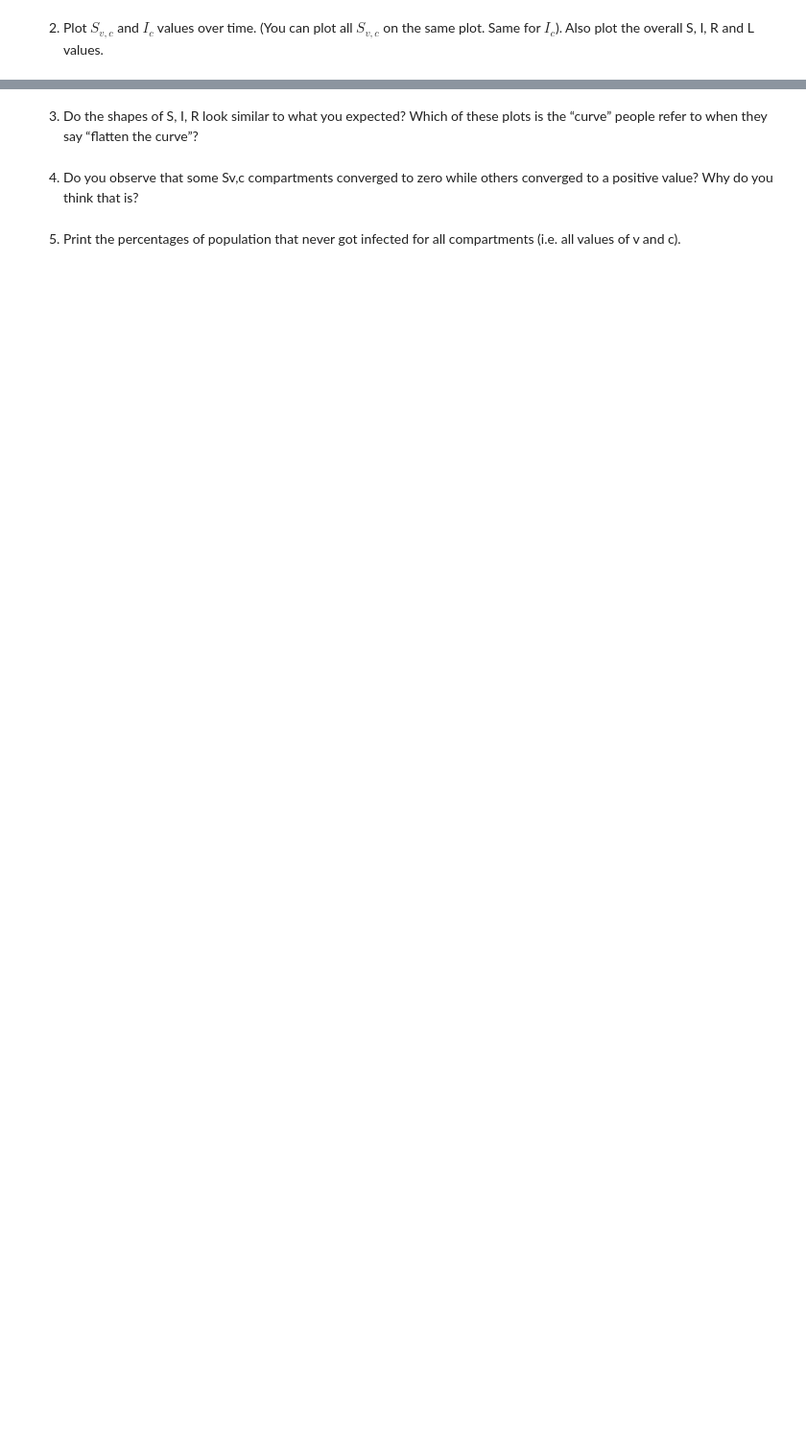
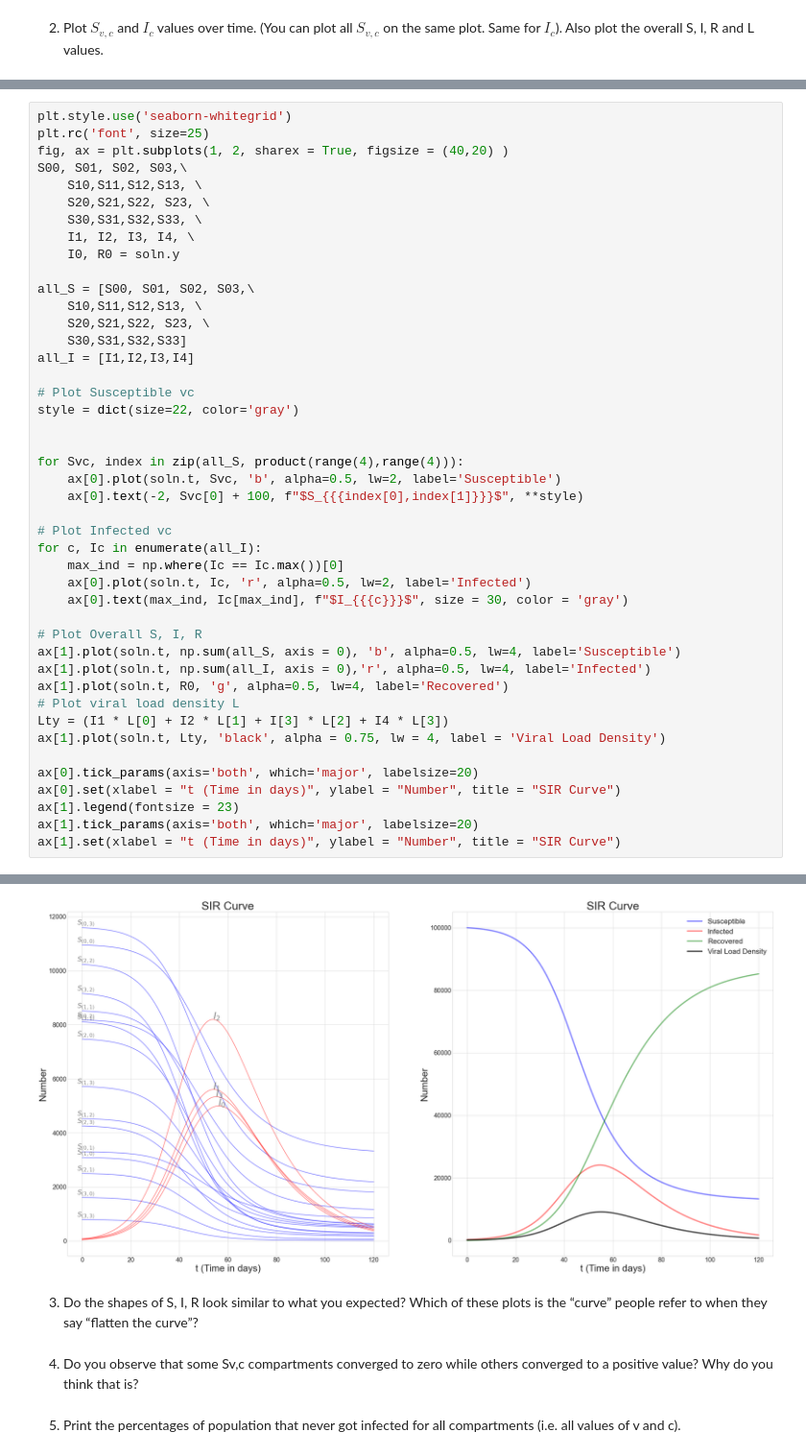
Before and after one commit to lawrencedlin/CMPSC_190DD_Project, a Jupyter notebook: CMPSC190DD.ipynb, the cells around one changed output, grey strips where cells are left out. Shown: that part at 96% size. Drawn from its saved outputs; the diff is of its cells as text; blank space fills up the shorter version.

```diff
--- a/CMPSC190DD.ipynb
+++ b/CMPSC190DD.ipynb
@@ -123,0 +90,45 @@ ax[1].plot(soln.t, R0, 'g', alpha=0.5, lw=2, label='Recovered with immunity')
+# %%
+plt.style.use('seaborn-whitegrid')
+plt.rc('font', size=25)
+fig, ax = plt.subplots(1, 2, sharex = True, figsize = (40,20) )
+S00, S01, S02, S03,\
+    S10,S11,S12,S13, \
+    S20,S21,S22, S23, \
+    S30,S31,S32,S33, \
+    I1, I2, I3, I4, \
+    I0, R0 = soln.y
+
+all_S = [S00, S01, S02, S03,\
+    S10,S11,S12,S13, \
+    S20,S21,S22, S23, \
+    S30,S31,S32,S33]
+all_I = [I1,I2,I3,I4]
+
+# Plot Susceptible vc
+style = dict(size=22, color='gray')
+
+
+for Svc, index in zip(all_S, product(range(4),range(4))):
+    ax[0].plot(soln.t, Svc, 'b', alpha=0.5, lw=2, label='Susceptible')
+    ax[0].text(-2, Svc[0] + 100, f"$S_{{{index[0],index[1]}}}$", **style)
+
+# Plot Infected vc
+for c, Ic in enumerate(all_I):
+    max_ind = np.where(Ic == Ic.max())[0]
+    ax[0].plot(soln.t, Ic, 'r', alpha=0.5, lw=2, label='Infected')
+    ax[0].text(max_ind, Ic[max_ind], f"$I_{{{c}}}$", size = 30, color = 'gray')
+
+# Plot Overall S, I, R
+ax[1].plot(soln.t, np.sum(all_S, axis = 0), 'b', alpha=0.5, lw=4, label='Susceptible')
+ax[1].plot(soln.t, np.sum(all_I, axis = 0),'r', alpha=0.5, lw=4, label='Infected')
+ax[1].plot(soln.t, R0, 'g', alpha=0.5, lw=4, label='Recovered')
+# Plot viral load density L
+Lty = (I1 * L[0] + I2 * L[1] + I[3] * L[2] + I4 * L[3])
+ax[1].plot(soln.t, Lty, 'black', alpha = 0.75, lw = 4, label = 'Viral Load Density')
+
+ax[0].tick_params(axis='both', which='major', labelsize=20)
+ax[0].set(xlabel = "t (Time in days)", ylabel = "Number", title = "SIR Curve")
+ax[1].legend(fontsize = 23)
+ax[1].tick_params(axis='both', which='major', labelsize=20)
+ax[1].set(xlabel = "t (Time in days)", ylabel = "Number", title = "SIR Curve")
+# %% [output]
@@ -124,3 +138,4 @@ ax[1].plot(soln.t, R0, 'g', alpha=0.5, lw=2, label='Recovered with immunity')
+[figure, added]
 # %% [markdown]
 3) Do the shapes of S, I, R look similar to what you expected? Which of these plots is the “curve” people refer to when they say “flatten the curve”?
 # %% [markdown]
```
Also changed, not shown: parts of 23 cells of this notebook.
